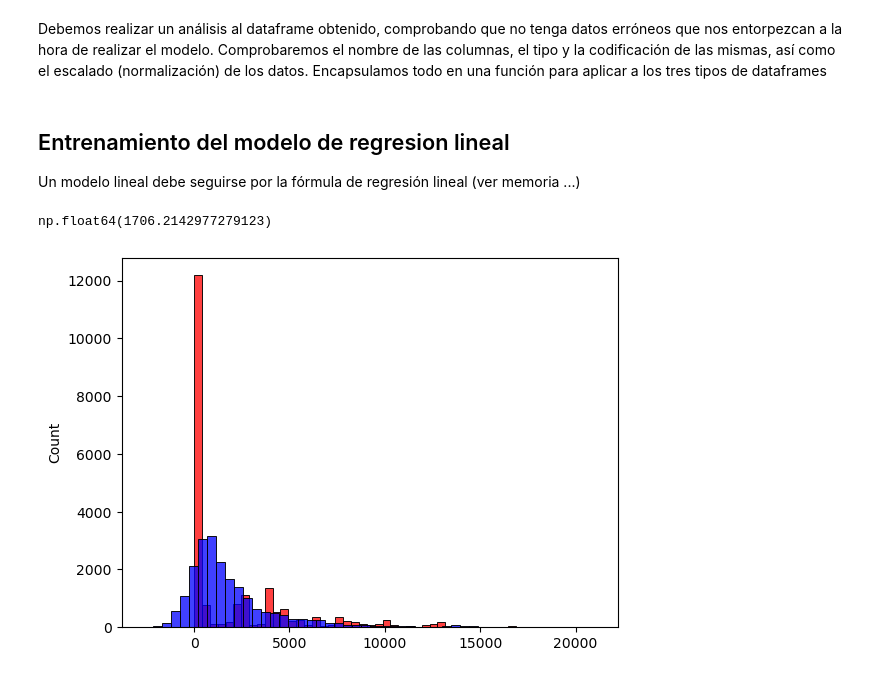
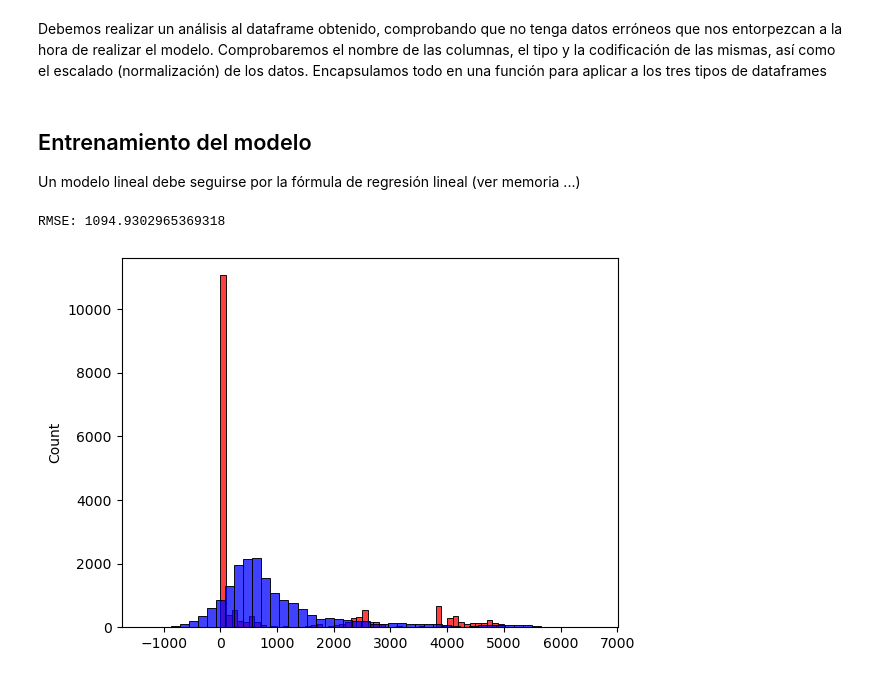
Before and after one commit to isaacmp98/TFM_imarcospu, a Jupyter notebook: RegLineal.ipynb, the cells around one changed output. Drawn from its saved outputs; the diff is of its cells as text; code cells hidden in the pictures.

Commit message:
Mejora modelo regresion lineal

```diff
--- a/RegLineal.ipynb
+++ b/RegLineal.ipynb
@@ -23,12 +23,18 @@ df.head(5)
 # %% [markdown]
 La variable objetivo que se encargará de realizar las predicciones de tráfico será tot_kbps, que indica el total de ancho de banda utilizado en dicha traza de tráfico. De esta forma, dada una traza, el controlador SDN podrá asignar un ancho de banda específico para dicha transmisión, gestionando y adaptando los recursos de red de una forma mucho más eficiente. El dataset cuenta con una columna label que actúa como un flag que toma valores 0 o 1, realizando una diferenciación en dos clases de tráfico: normal y de ataque. Dado que nuestro objetivo con este modelo es realizar predicciones de tráfico, escogemos únicamente las trazas que sean de tráfico normal, excluyendo el tráfico de ataque.
 # %%
+# filtramos datos de tot_kbps
+df = df[
+        df['tot_kbps'] <= 5000
+        ]
 # eliminamos columna switch y host ya que tampoco aportan información relevante ya que el origen y destino viene dado
 # por src_ip y dst_ip
 del df['dt']
 del df['switch']
 
-df.head(5)
+# feature engineering
+df['bytes_per_packet'] = df['bytecount'] / (df['pktcount'] + 1)
+df['tx_rx_ratio'] = df['tx_kbps'] / (df['rx_kbps'] + 1)
 
 columnas = df.columns
 # eliminamos valores nulos
@@ -38,5 +44,7 @@ df = df[columnas].fillna(0).values
 df = pd.DataFrame(df, columns=columnas)
 df.isnull().sum()
 
-sns.histplot(df.tot_kbps, bins=50)
+sns.histplot(df.tx_bytes, bins=50)
+
+df
 # %% [output]
@@ -157,7 +177,7 @@ def prepara_X(df):
     # estandarizamos todos nuestros datos menos las variables binarias con StandardScaler()
     features_num = ['pktcount', 'bytecount', 'dur', 'dur_nsec', 'tot_dur',
                    'flows', 'packetins', 'pktperflow', 'byteperflow', 'pktrate',
-                   'port_no', 'tx_bytes', 'rx_bytes', 'tx_kbps']
+                   'port_no', 'tx_bytes', 'rx_bytes', 'tx_kbps', 'bytes_per_packet', 'tx_rx_ratio']
     features_cat = ['protocol_tcp',
            'protocol_udp', 'protocol_icmp', 'src_ip_1', 'src_ip_2', 'src_ip_3',
            'src_ip_4', 'src_ip_5', 'src_ip_6', 'src_ip_7', 'src_ip_8', 'src_ip_9',
@@ -180,8 +200,7 @@ def prepara_X(df):
 
     return X
 # %% [markdown]
-## Entrenamiento del modelo de regresion lineal
-
+## Entrenamiento del modelo
 Un modelo lineal debe seguirse por la fórmula de regresión lineal (ver memoria ...)
 # %%
 # error cuadratico medio
@@ -192,30 +211,23 @@ def rmse(y, y_pred):
 
     return np.sqrt(mse)
 # %%
-# pasamos a obtener las predicciones del modelo
-#X_train = prepara_X(df_train) # entrenamos
-#w0, w = modelo_reg_lineal(X_train, y_train, r=0.0001)
-
-#X_val = prepara_X(df_val) # validamos
-#y_pred = w0 + X_val.dot(w) # validamos
-#rmse(y_val, y_pred)
-
+# obtenemos la prediccion del modelo
 from sklearn.linear_model import LinearRegression
 
 model = LinearRegression()
 
 X_train = prepara_X(df_train)
 X_val = prepara_X(df_val)
 
 model.fit(X_train, y_train)
 
 y_pred = model.predict(X_val)
 rmse = rmse(y_val,y_pred)
 
 sns.histplot(y_val, color='red', bins=50)
 sns.histplot(y_pred, color='blue', bins=50)
 
-rmse
+print(f"RMSE: {rmse}")
 # %% [output]
-np.float64(1706.2142977279123)
+RMSE: 1094.9302965369318
-[figure, old version]
+[figure, new version]
```
Also changed, not shown: parts of 1 cell of this notebook.
